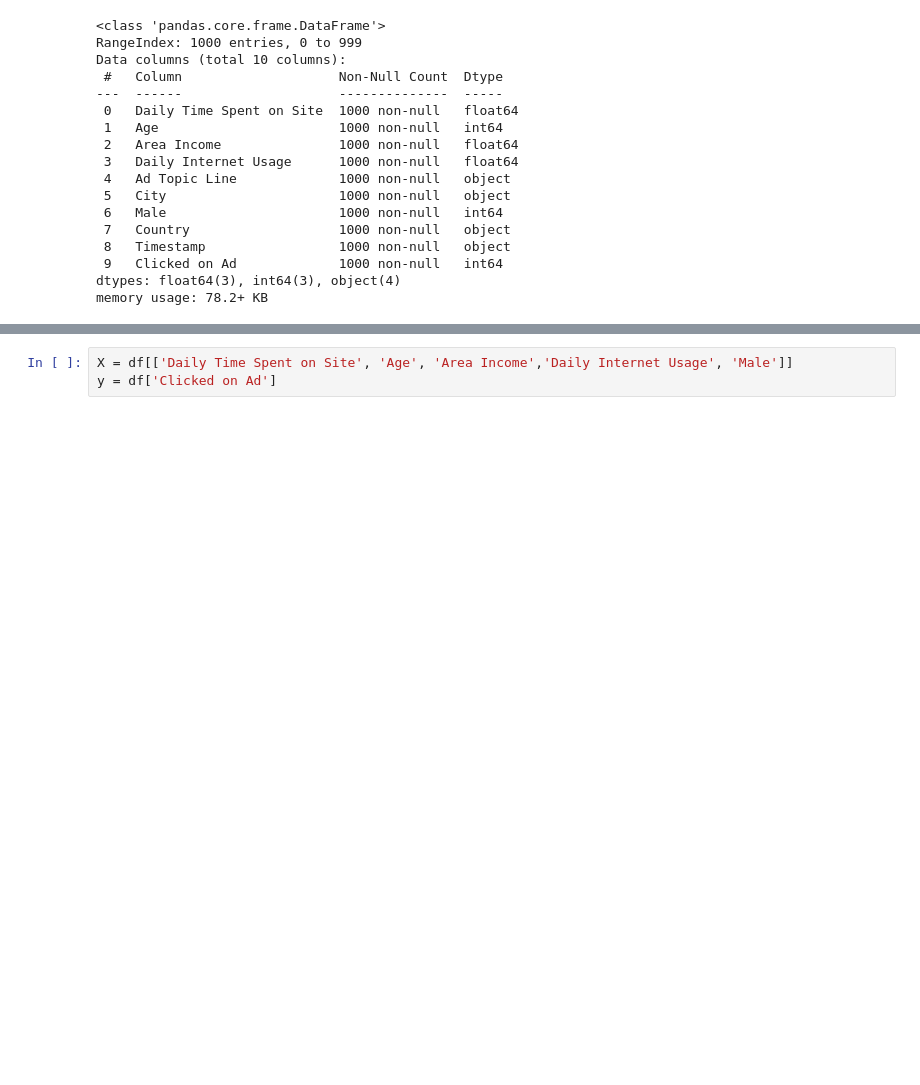
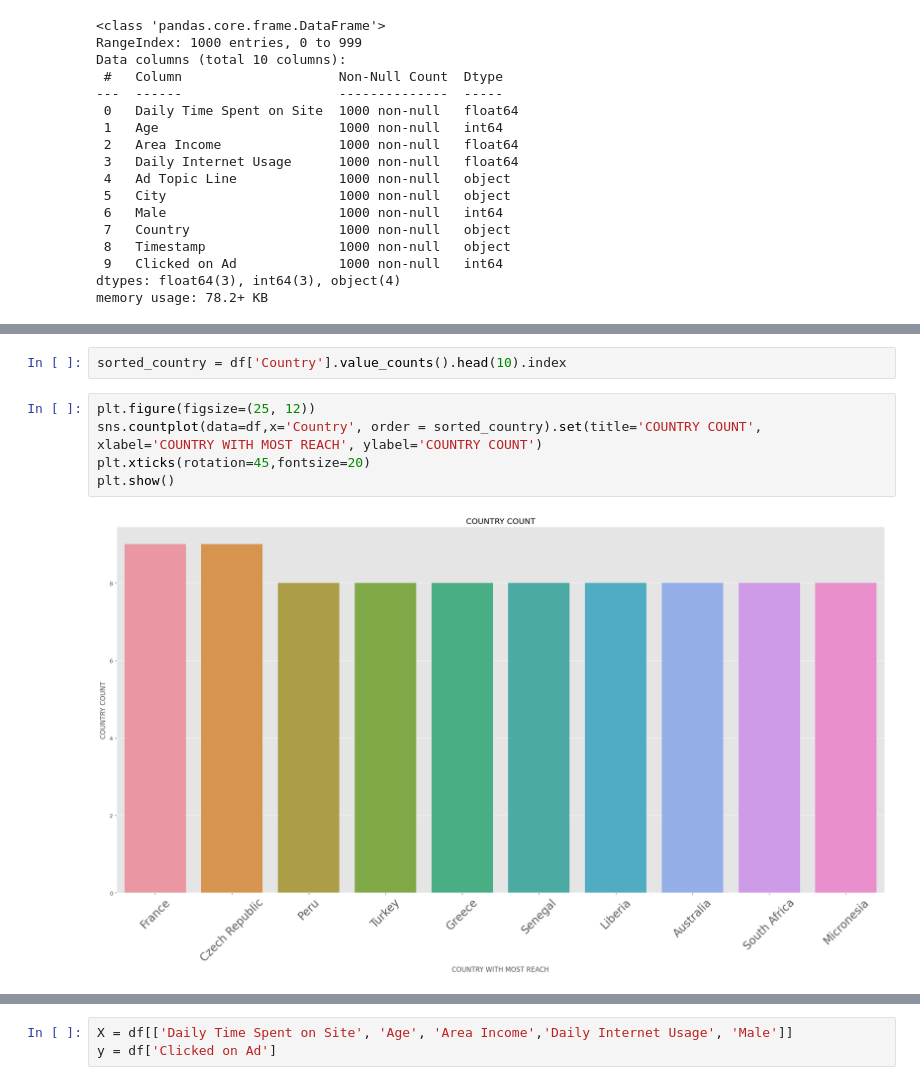
Before and after one commit to jaybarot7/Advertising, a Jupyter notebook: advertise.ipynb, the cells around one changed output, grey strips where cells are left out. Saved outputs shown, nothing was run; the diff lists cells and outputs as text; blank space fills up the shorter version.

```diff
--- a/advertise.ipynb
+++ b/advertise.ipynb
@@ -51,0 +88,9 @@ Text(0.5, 0, 'Age')
+# %%
+sorted_country = df['Country'].value_counts().head(10).index
+# %%
+plt.figure(figsize=(25, 12))
+sns.countplot(data=df,x='Country', order = sorted_country).set(title='COUNTRY COUNT', xlabel='COUNTRY WITH MOST REACH', ylabel='COUNTRY COUNT')
+plt.xticks(rotation=45,fontsize=20)
+plt.show()
+# %% [output]
+[figure, added]
```
Also changed, not shown: parts of 23 cells of this notebook.
